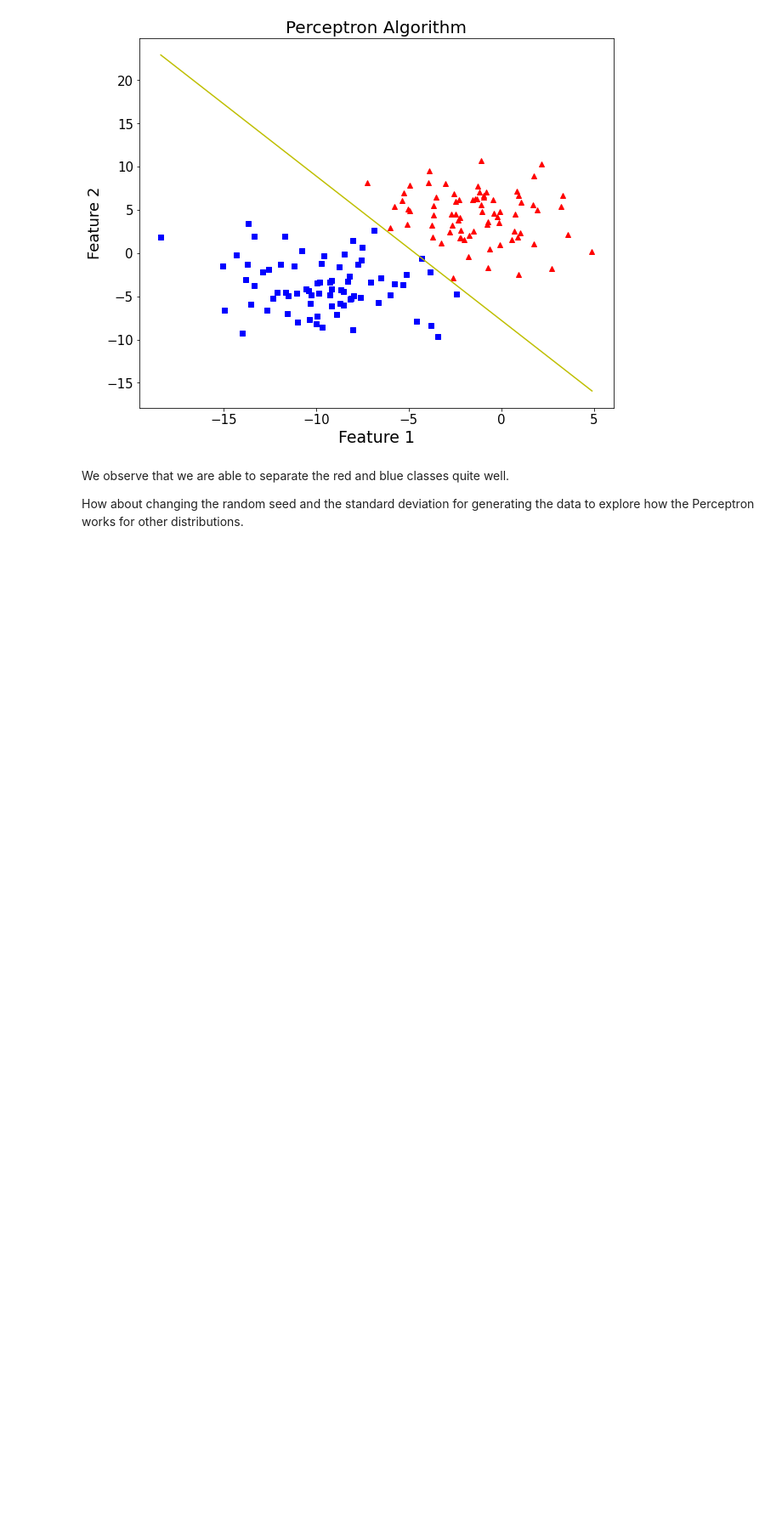
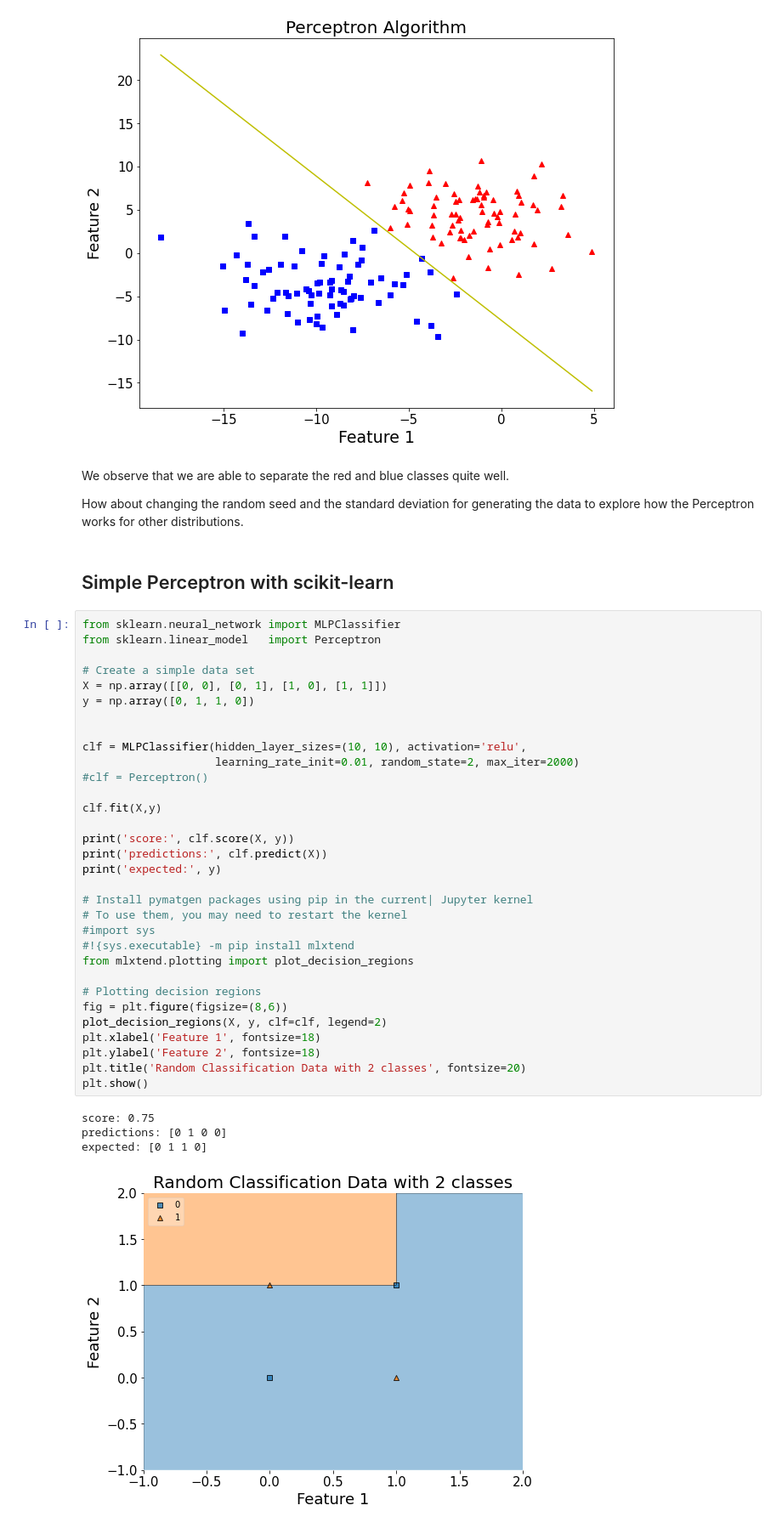
Before and after one commit to rhennig/EMA6938, a Jupyter notebook: Notebooks/24.Perceptron.ipynb, the cells around one changed output. Shown at 85% size. Saved outputs shown, nothing was run; the diff lists cells and outputs as text; blank space fills up the shorter version.

```diff
--- a/Notebooks/24.Perceptron.ipynb
+++ b/Notebooks/24.Perceptron.ipynb
@@ -151,3 +159,42 @@ plot_decision_boundary(X, theta)
 We observe that we are able to separate the red and blue classes quite well.
 
 How about changing the random seed and the standard deviation for generating the data to explore how the Perceptron works for other distributions.
+# %% [markdown]
+## Simple Perceptron with scikit-learn
+# %%
+from sklearn.neural_network import MLPClassifier
+from sklearn.linear_model   import Perceptron
+
+# Create a simple data set
+X = np.array([[0, 0], [0, 1], [1, 0], [1, 1]])
+y = np.array([0, 1, 1, 0])
+
+
+clf = MLPClassifier(hidden_layer_sizes=(10, 10), activation='relu',
+                    learning_rate_init=0.01, random_state=2, max_iter=2000)
+#clf = Perceptron()
+
+clf.fit(X,y)
+
+print('score:', clf.score(X, y))
+print('predictions:', clf.predict(X))
+print('expected:', y)
+
+# Install pymatgen packages using pip in the current| Jupyter kernel
+# To use them, you may need to restart the kernel
+#import sys
+#!{sys.executable} -m pip install mlxtend
+from mlxtend.plotting import plot_decision_regions
+
+# Plotting decision regions
+fig = plt.figure(figsize=(8,6))
+plot_decision_regions(X, y, clf=clf, legend=2)
+plt.xlabel('Feature 1', fontsize=18)
+plt.ylabel('Feature 2', fontsize=18)
+plt.title('Random Classification Data with 2 classes', fontsize=20)
+plt.show()
+# %% [output]
+score: 0.75
+predictions: [0 1 0 0]
+expected: [0 1 1 0]
+[figure, added]
```
Also changed, not shown: parts of 1 cell of this notebook, 1 other file.
